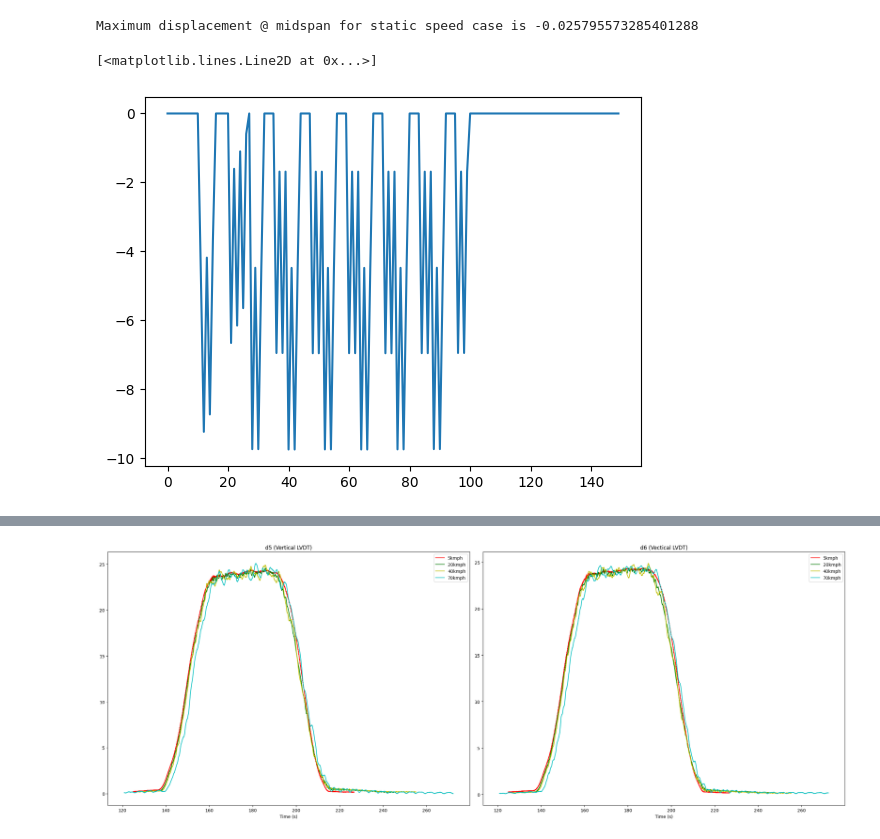
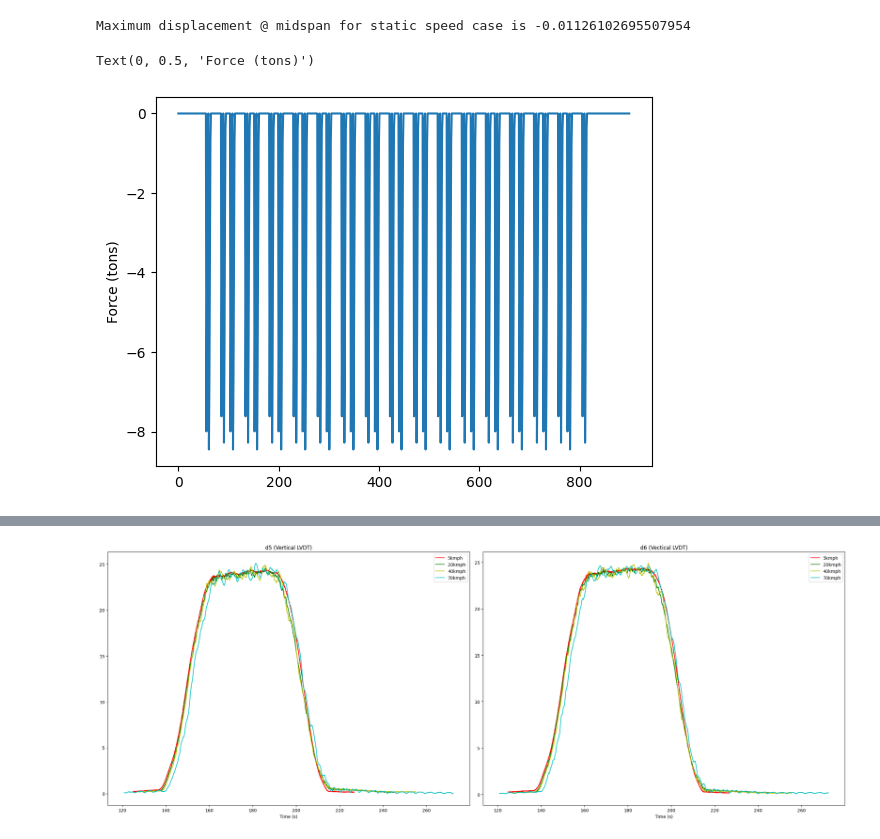
Before and after one commit to aryanraj/Civ3d, a Jupyter notebook: Examples/RDSO45mTrussTimeHistory/TimeHistoryAnalysis.ipynb, the cells around one changed output, grey strips where cells are left out. Saved outputs shown, nothing was run; the diff lists cells and outputs as text; code cells hidden in the pictures.

Commit message:
Dynamic Analysis using axle load of Train-18

```diff
--- a/Examples/RDSO45mTrussTimeHistory/TimeHistoryAnalysis.ipynb
+++ b/Examples/RDSO45mTrussTimeHistory/TimeHistoryAnalysis.ipynb
@@ -1,7 +1,7 @@
 # %%
 # Initializing Model and First Analysis Run
 import os
-nLoadCases = 150
+nLoadCases = 900
 os.environ["MAX_LOADCASE"] = str(nLoadCases)
 
 from scipy import sparse as sp
@@ -22,9 +22,10 @@ staticDisplacementVector = DOFClass.analyse()
 maxMidSpanStaticDisplacement = np.min(staticDisplacementVector)
 print(f"Maximum displacement @ midspan for static speed case is {maxMidSpanStaticDisplacement}")
 # %% [output]
-Maximum displacement @ midspan for static speed case is -0.025795573285401288
+Maximum displacement @ midspan for static speed case is -0.01126102695507954
 # %%
-plt.plot(ImbalancedActionVectorFromFile[[structure.stringers[0].nodes[0].DOF[2].id],:].todense().flatten()/9806)
+plt.plot(ImbalancedActionVectorFromFile[[structure.stringers[3].nodes[0].DOF[2].id],:].todense().flatten()/9806)
+plt.ylabel("Force (tons)")
 # %% [output]
-[<matplotlib.lines.Line2D at 0x...>]
+Text(0, 0.5, 'Force (tons)')
-[figure, old version]
+[figure, new version]
```
Also changed, not shown: parts of 3 cells of this notebook, 1 other file.
